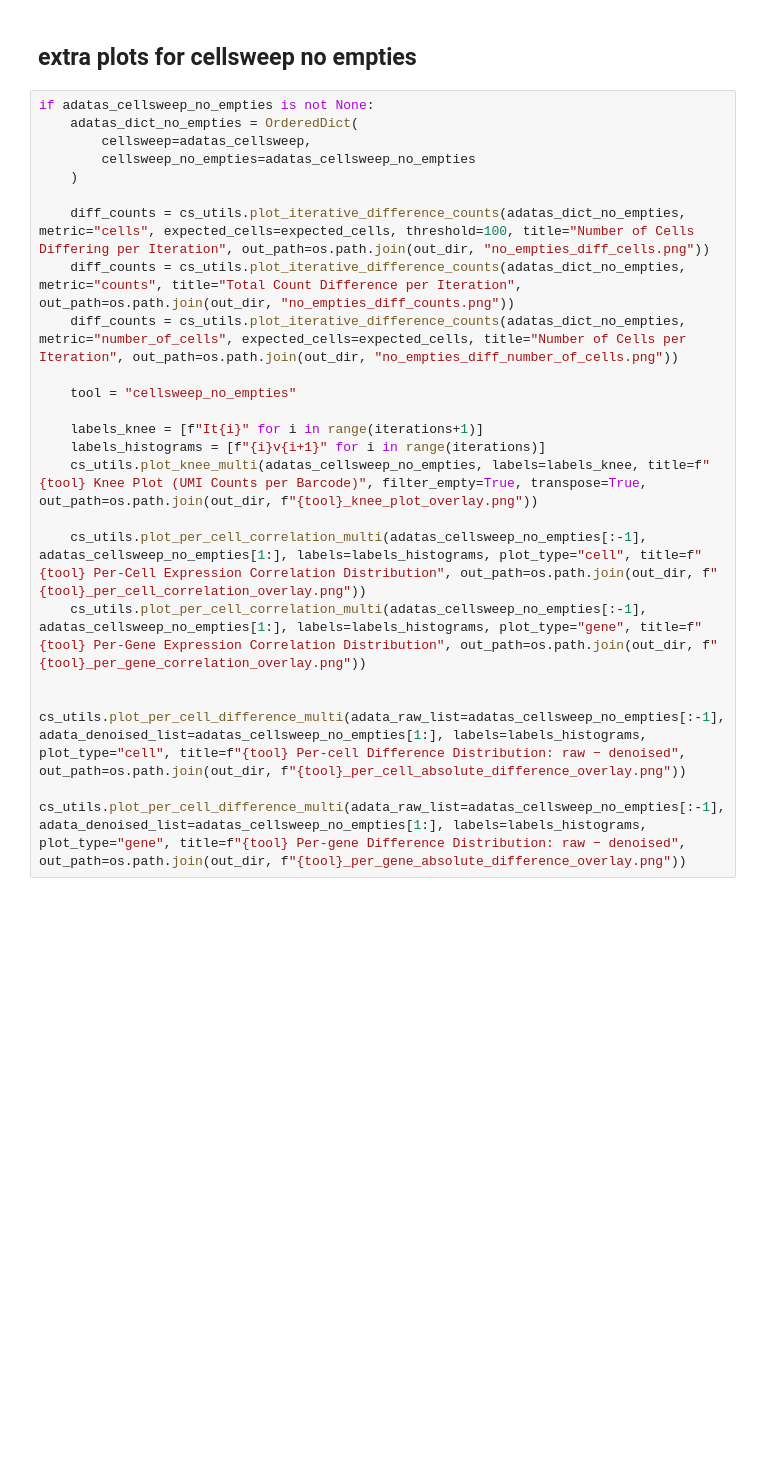
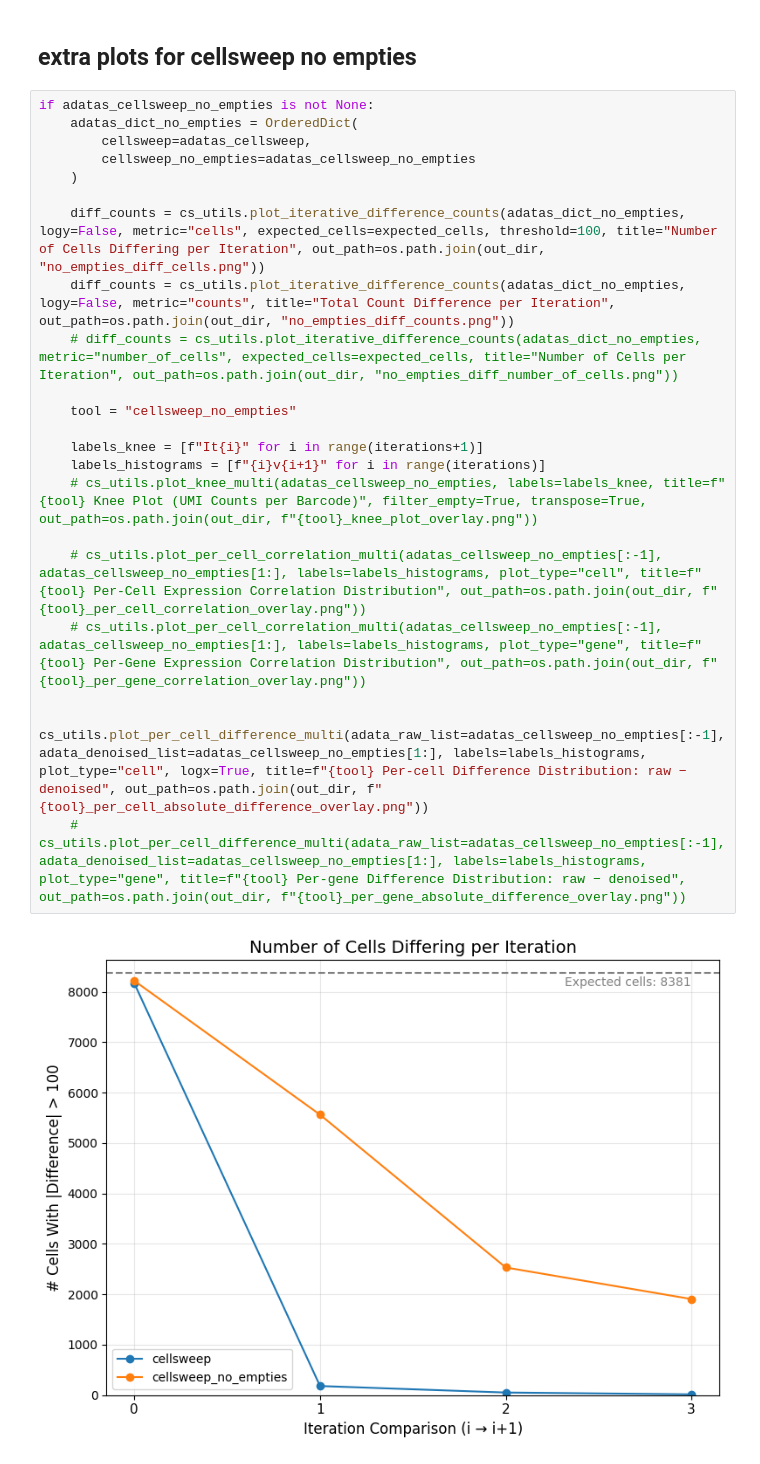
Before and after one commit to pachterlab/cellsweep, a Jupyter notebook: notebooks/idempotency.ipynb, the cells around one changed output. Drawn from its saved outputs; the diff is of its cells as text; blank space fills up the shorter version.

```diff
--- a/notebooks/idempotency.ipynb
+++ b/notebooks/idempotency.ipynb
@@ -417,22 +423,24 @@ KeyboardInterrupt:
 # %%
 if adatas_cellsweep_no_empties is not None:
     adatas_dict_no_empties = OrderedDict(
         cellsweep=adatas_cellsweep,
         cellsweep_no_empties=adatas_cellsweep_no_empties
     )
 
-    diff_counts = cs_utils.plot_iterative_difference_counts(adatas_dict_no_empties, metric="cells", expected_cells=expected_cells, threshold=100, title="Number of Cells Differing per Iteration", out_path=os.path.join(out_dir, "no_empties_diff_cells.png"))
-    diff_counts = cs_utils.plot_iterative_difference_counts(adatas_dict_no_empties, metric="counts", title="Total Count Difference per Iteration", out_path=os.path.join(out_dir, "no_empties_diff_counts.png"))
-    diff_counts = cs_utils.plot_iterative_difference_counts(adatas_dict_no_empties, metric="number_of_cells", expected_cells=expected_cells, title="Number of Cells per Iteration", out_path=os.path.join(out_dir, "no_empties_diff_number_of_cells.png"))
+    diff_counts = cs_utils.plot_iterative_difference_counts(adatas_dict_no_empties, logy=False, metric="cells", expected_cells=expected_cells, threshold=100, title="Number of Cells Differing per Iteration", out_path=os.path.join(out_dir, "no_empties_diff_cells.png"))
+    diff_counts = cs_utils.plot_iterative_difference_counts(adatas_dict_no_empties, logy=False, metric="counts", title="Total Count Difference per Iteration", out_path=os.path.join(out_dir, "no_empties_diff_counts.png"))
+    # diff_counts = cs_utils.plot_iterative_difference_counts(adatas_dict_no_empties, metric="number_of_cells", expected_cells=expected_cells, title="Number of Cells per Iteration", out_path=os.path.join(out_dir, "no_empties_diff_number_of_cells.png"))
 
     tool = "cellsweep_no_empties"
 
     labels_knee = [f"It{i}" for i in range(iterations+1)]
     labels_histograms = [f"{i}v{i+1}" for i in range(iterations)]
-    cs_utils.plot_knee_multi(adatas_cellsweep_no_empties, labels=labels_knee, title=f"{tool} Knee Plot (UMI Counts per Barcode)", filter_empty=True, transpose=True, out_path=os.path.join(out_dir, f"{tool}_knee_plot_overlay.png"))
+    # cs_utils.plot_knee_multi(adatas_cellsweep_no_empties, labels=labels_knee, title=f"{tool} Knee Plot (UMI Counts per Barcode)", filter_empty=True, transpose=True, out_path=os.path.join(out_dir, f"{tool}_knee_plot_overlay.png"))
 
-    cs_utils.plot_per_cell_correlation_multi(adatas_cellsweep_no_empties[:-1], adatas_cellsweep_no_empties[1:], labels=labels_histograms, plot_type="cell", title=f"{tool} Per-Cell Expression Correlation Distribution", out_path=os.path.join(out_dir, f"{tool}_per_cell_correlation_overlay.png"))
-    cs_utils.plot_per_cell_correlation_multi(adatas_cellsweep_no_empties[:-1], adatas_cellsweep_no_empties[1:], labels=labels_histograms, plot_type="gene", title=f"{tool} Per-Gene Expression Correlation Distribution", out_path=os.path.join(out_dir, f"{tool}_per_gene_correlation_overlay.png"))
+    # cs_utils.plot_per_cell_correlation_multi(adatas_cellsweep_no_empties[:-1], adatas_cellsweep_no_empties[1:], labels=labels_histograms, plot_type="cell", title=f"{tool} Per-Cell Expression Correlation Distribution", out_path=os.path.join(out_dir, f"{tool}_per_cell_correlation_overlay.png"))
+    # cs_utils.plot_per_cell_correlation_multi(adatas_cellsweep_no_empties[:-1], adatas_cellsweep_no_empties[1:], labels=labels_histograms, plot_type="gene", title=f"{tool} Per-Gene Expression Correlation Distribution", out_path=os.path.join(out_dir, f"{tool}_per_gene_correlation_overlay.png"))
 
-    cs_utils.plot_per_cell_difference_multi(adata_raw_list=adatas_cellsweep_no_empties[:-1], adata_denoised_list=adatas_cellsweep_no_empties[1:], labels=labels_histograms, plot_type="cell", title=f"{tool} Per-cell Difference Distribution: raw − denoised", out_path=os.path.join(out_dir, f"{tool}_per_cell_absolute_difference_overlay.png"))
-    cs_utils.plot_per_cell_difference_multi(adata_raw_list=adatas_cellsweep_no_empties[:-1], adata_denoised_list=adatas_cellsweep_no_empties[1:], labels=labels_histograms, plot_type="gene", title=f"{tool} Per-gene Difference Distribution: raw − denoised", out_path=os.path.join(out_dir, f"{tool}_per_gene_absolute_difference_overlay.png"))
+    cs_utils.plot_per_cell_difference_multi(adata_raw_list=adatas_cellsweep_no_empties[:-1], adata_denoised_list=adatas_cellsweep_no_empties[1:], labels=labels_histograms, plot_type="cell", logx=True, title=f"{tool} Per-cell Difference Distribution: raw − denoised", out_path=os.path.join(out_dir, f"{tool}_per_cell_absolute_difference_overlay.png"))
+    # cs_utils.plot_per_cell_difference_multi(adata_raw_list=adatas_cellsweep_no_empties[:-1], adata_denoised_list=adatas_cellsweep_no_empties[1:], labels=labels_histograms, plot_type="gene", title=f"{tool} Per-gene Difference Distribution: raw − denoised", out_path=os.path.join(out_dir, f"{tool}_per_gene_absolute_difference_overlay.png"))
+# %% [output]
+[figure, added]
```
Also changed, not shown: parts of 3 cells of this notebook, 6 other files.
